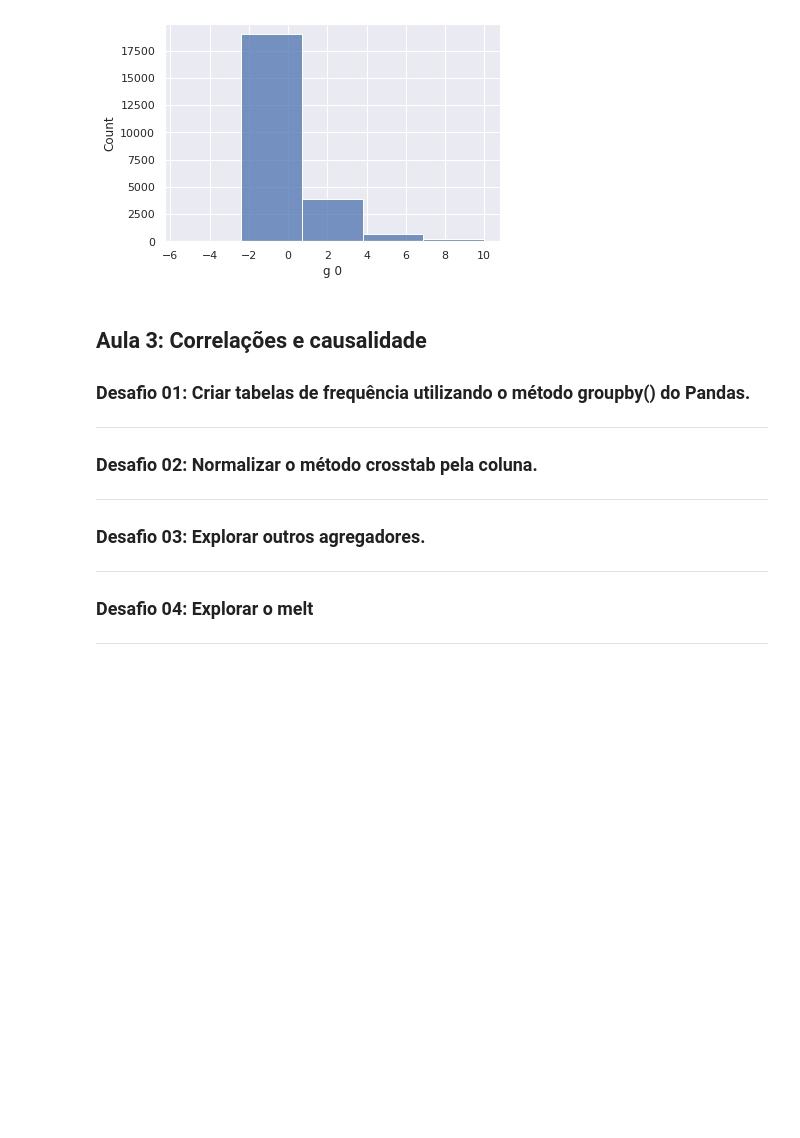
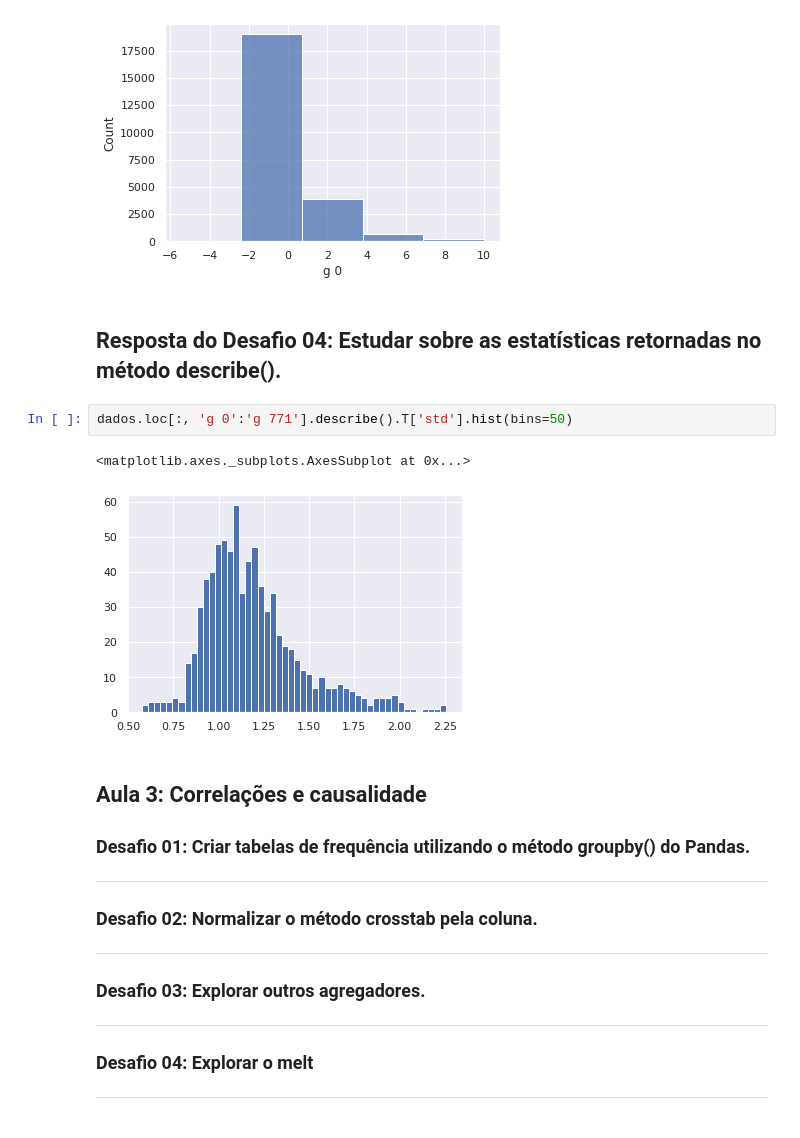
Before and after one commit to henriqueotogami/imersao-dados-3-alura, a Jupyter notebook: Desafios.ipynb, the cells around one changed output. Saved outputs shown, nothing was run; the diff lists cells and outputs as text; blank space fills up the shorter version.

Commit message:
Aula 2 - Desafio 4 - Concluído

```diff
--- a/Desafios.ipynb
+++ b/Desafios.ipynb
@@ -248,6 +248,13 @@ sns.histplot(data=dados['g 0'], bins=5)
 # %% [output]
 <matplotlib.axes._subplots.AxesSubplot at 0x...>
 [figure]
+# %% [markdown]
+## Resposta do Desafio 04: Estudar sobre as estatísticas retornadas no método describe().
+# %%
+dados.loc[:, 'g 0':'g 771'].describe().T['std'].hist(bins=50)
+# %% [output]
+<matplotlib.axes._subplots.AxesSubplot at 0x...>
+[figure, added]
 # %% [markdown]
 ## Aula 3: Correlações e causalidade
 ### Desafio 01: Criar tabelas de frequência utilizando o método groupby() do Pandas.
```
Also changed, not shown: parts of 3 cells of this notebook.
